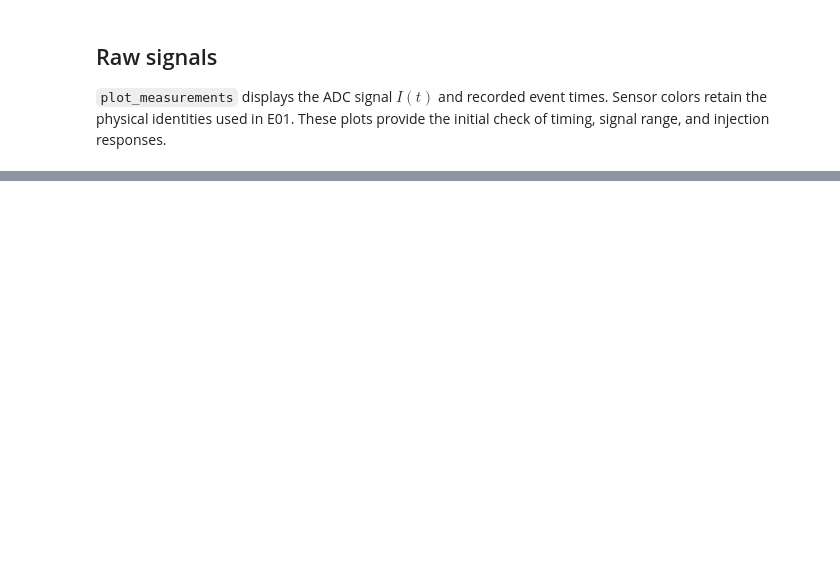
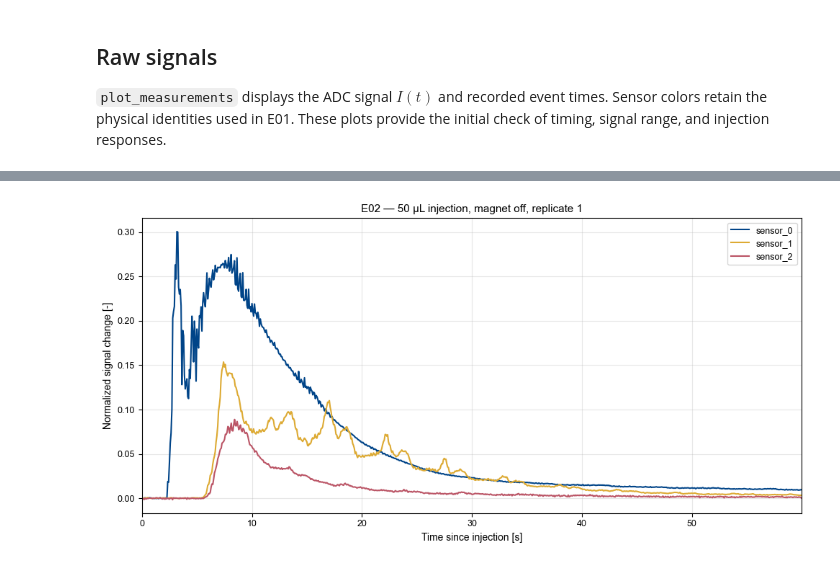
Before and after one commit to Lukro-fhdo/Dynano, a Jupyter notebook: notebooks/E02_magnetic_steering.ipynb, the cells around one changed output, grey strips where cells are left out. Cells and saved outputs as stored; diff of their text form; code cells hidden in the pictures; blank space fills up the shorter version.

```diff
--- a/notebooks/E02_magnetic_steering.ipynb
+++ b/notebooks/E02_magnetic_steering.ipynb
@@ -94,0 +177,19 @@ After confirming the injection rate and suspension concentrations, define the ba
+# %%
+from src.spectral_sensor.normalization import baseline_correction
+
+baseline_window_s = 10.0
+
+corrected_window = baseline_correction(
+    synced_sensors,
+    injection_window,
+    wavelength_nm=wavelength_nm,
+    start_s=start_s,
+    baseline_window_s=baseline_window_s,
+)
+
+baseline_values = pd.Series({
+    sensor: table["baseline_adc"].iloc[0]
+    for sensor, table in corrected_window.items()
+}, name="baseline_adc")
+
+baseline_values
@@ -94,0 +206,12 @@ After confirming the injection rate and suspension concentrations, define the ba
+# %%
+from src.spectral_sensor.normalization import normalize_signal
+
+normalized_window = normalize_signal(
+    corrected_window,
+    reference_values,
+)
+
+normalized_window["sensor_1"][
+    ["time_from_start_s", "640", "baseline_adc",
+     "reference_adc_100pct", "normalized_0_1"]
+].head()
@@ -94,0 +225,14 @@ After confirming the injection rate and suspension concentrations, define the ba
+# %%
+from src.spectral_sensor.plotting import plot_timeseries
+
+fig, ax = plot_timeseries(
+    normalized_window,
+    time_column="time_from_start_s",
+    signal_column="normalized_0_1",
+    xlabel="Time since injection [s]",
+    ylabel="Normalized signal change [-]",
+    title="E02 — 50 µL injection, magnet off, replicate 1",
+    sensor_styles=sensor_styles,
+)
+# %% [output]
+[figure, added]
```
Also changed, not shown: parts of 25 cells of this notebook.
